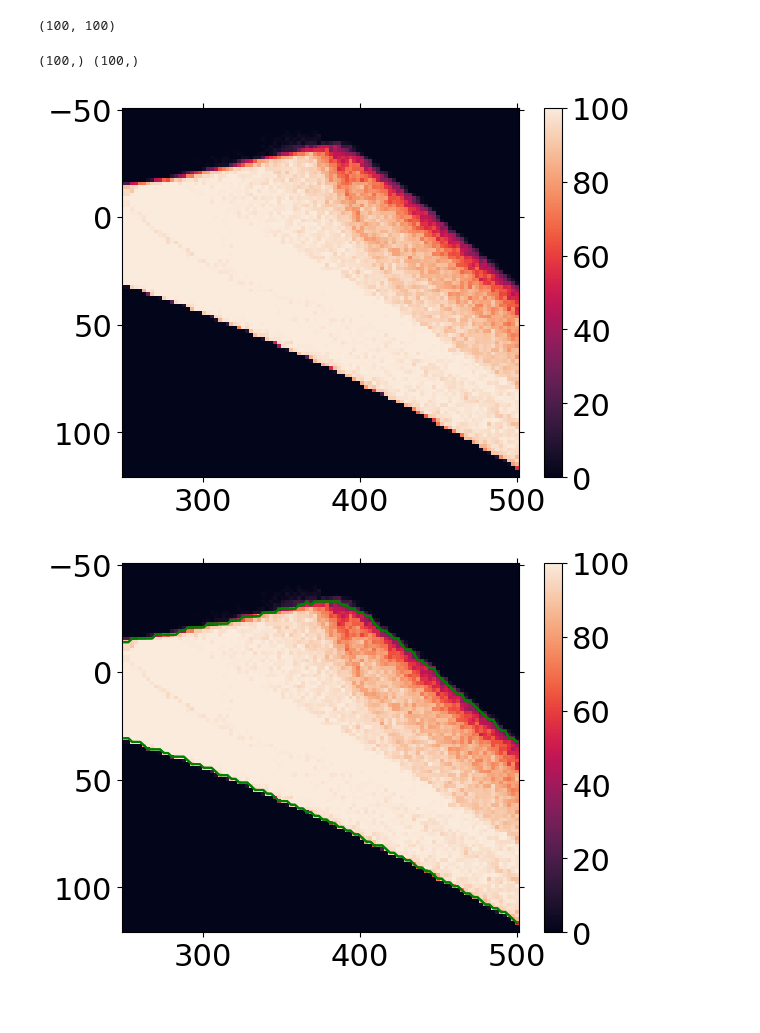
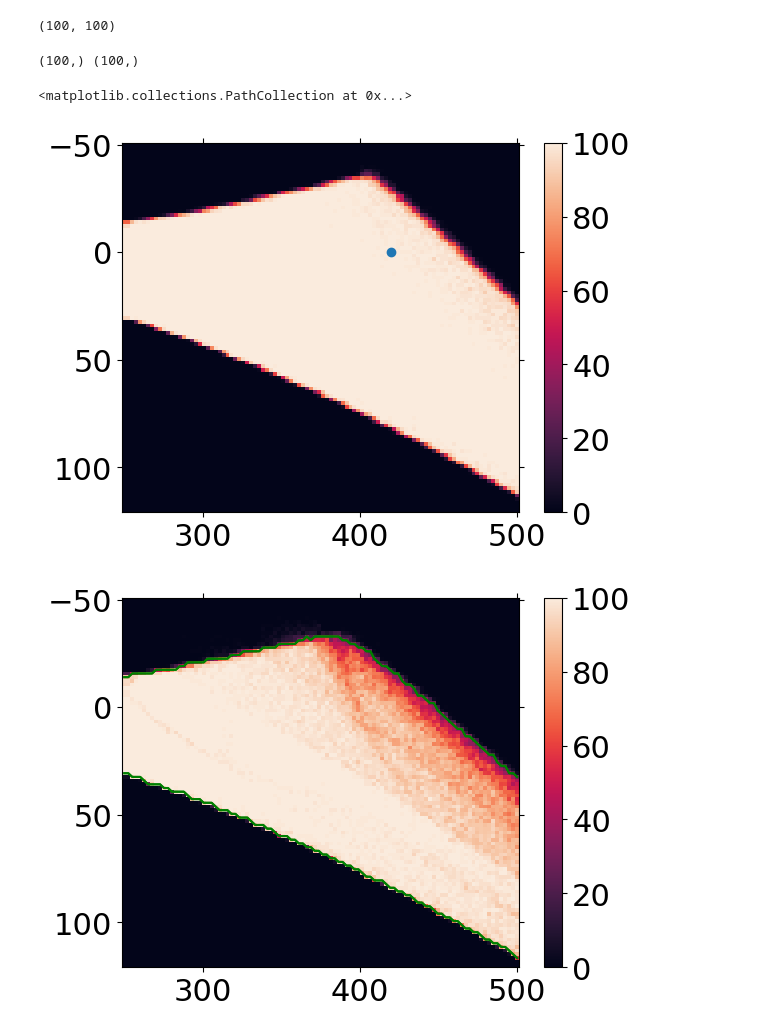
Before and after one commit to EmilLenler/PhD-Work, a Jupyter notebook: Lab Stuff/ESI/Thomas Simulations/CIT single ion.ipynb, the cells around one changed output. Saved outputs shown, nothing was run; the diff lists cells and outputs as text; code cells hidden in the pictures.

Commit message:
Did more work on Thomas simulations, added trajectories

```diff
--- a/Lab Stuff/ESI/Thomas Simulations/CIT single ion.ipynb
+++ b/Lab Stuff/ESI/Thomas Simulations/CIT single ion.ipynb
@@ -233,0 +252,33 @@ ax[2].plot(ts*1e3,N_history)
+# %%
+fig,ax = plt.subplots(3,1,figsize = (15,10))
+# ax[0].plot(ts,np.array(masterR)*1e3)
+# ax[1].plot(ts,np.array(masterZ)*1e3)
+
+for column_nr in range(masterR.shape[1]):
+    Rs = masterR[:,column_nr]
+    Zs = masterZ[:,column_nr]
+    breakpointZ = len(ts)-1
+    breakpointR = len(ts)-1
+    for j,z in enumerate(Zs):
+        if (np.abs(z)>= z0) or (np.isnan(z)):
+            breakpointZ = j
+            break
+    for j,r in enumerate(Rs):
+        if (r>= r0) or (np.isnan(r)):
+            breakpointR = j
+            break
+    breakpoint = np.min([breakpointR,breakpointZ])
+    ax[0].plot(ts[:breakpoint],Rs[:breakpoint]*1e3)
+    ax[1].plot(ts[:breakpoint],Zs[:breakpoint]*1e3)
+
+
+
+ax[0].set_ylim(0,(r0)*1e3)
+ax[1].set_ylim(-z0*1e3,z0*1e3)
+ax[2].set_xlabel('t / ms')
+ax[0].set_ylabel('r / mm')
+ax[1].set_ylabel('z / mm')
+ax[2].set_ylabel('# of trapped ions')
+ax[2].plot(ts,N_history)
+fig.suptitle(r'Ion trajectories, no buffer gas, $\sigma_R =$ {0}mm'.format(sigma_xyz*1e3),fontsize = 28)
+ax[2].set_ylim(0,N_sim*1.1)
@@ -319,10 +366,14 @@ print(DATA.T.shape)
 # %%
 fig,ax = plt.subplots()
 print(VDCs.shape,VRFs.shape)
+DATA = np.loadtxt(r'C:\Users\lenle\Documents\PhD-Work\Lab Stuff\ESI\Thomas Simulations\DATA_w_buffer_fine_100_x_100.txt')
+
 heatmap = ax.pcolormesh(VRFs,VDCs,DATA.T, cmap = 'rocket')
 fig.colorbar(heatmap)
 ax.invert_yaxis()
+ax.scatter(420,0)
 # %% [output]
 (100,) (100,)
+<matplotlib.collections.PathCollection at 0x...>
-[figure, old version]
+[figure, new version]
 # %%
```
Also changed, not shown: parts of 9 cells of this notebook, 10 other files.
